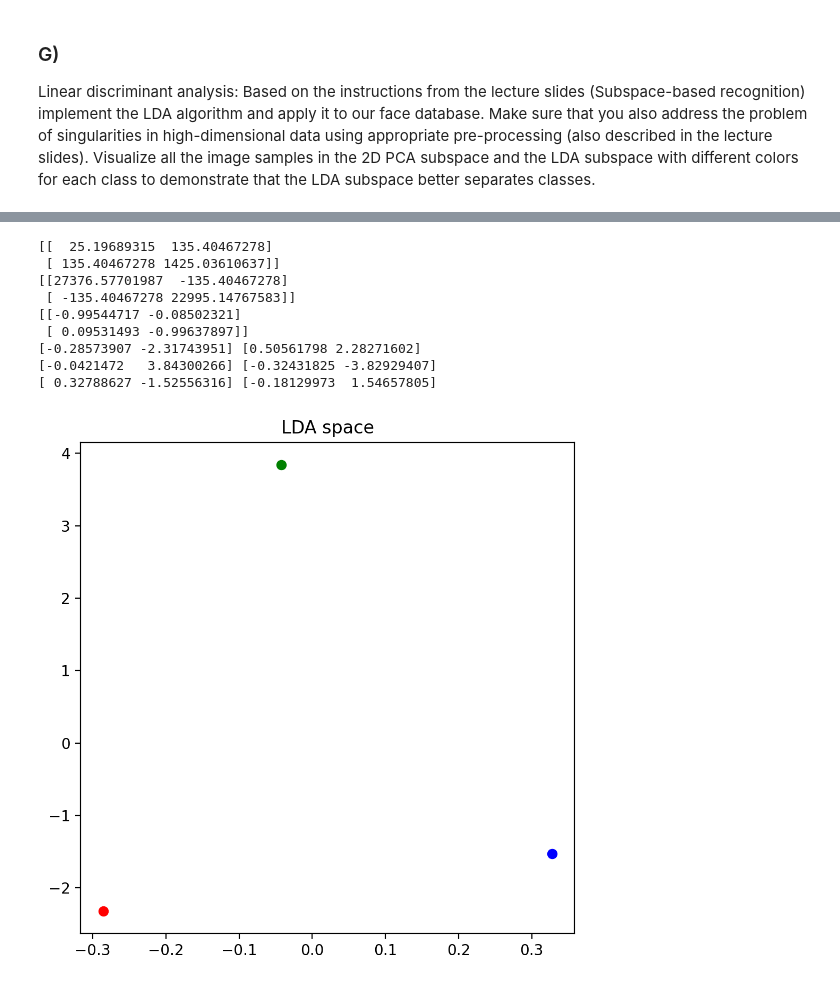
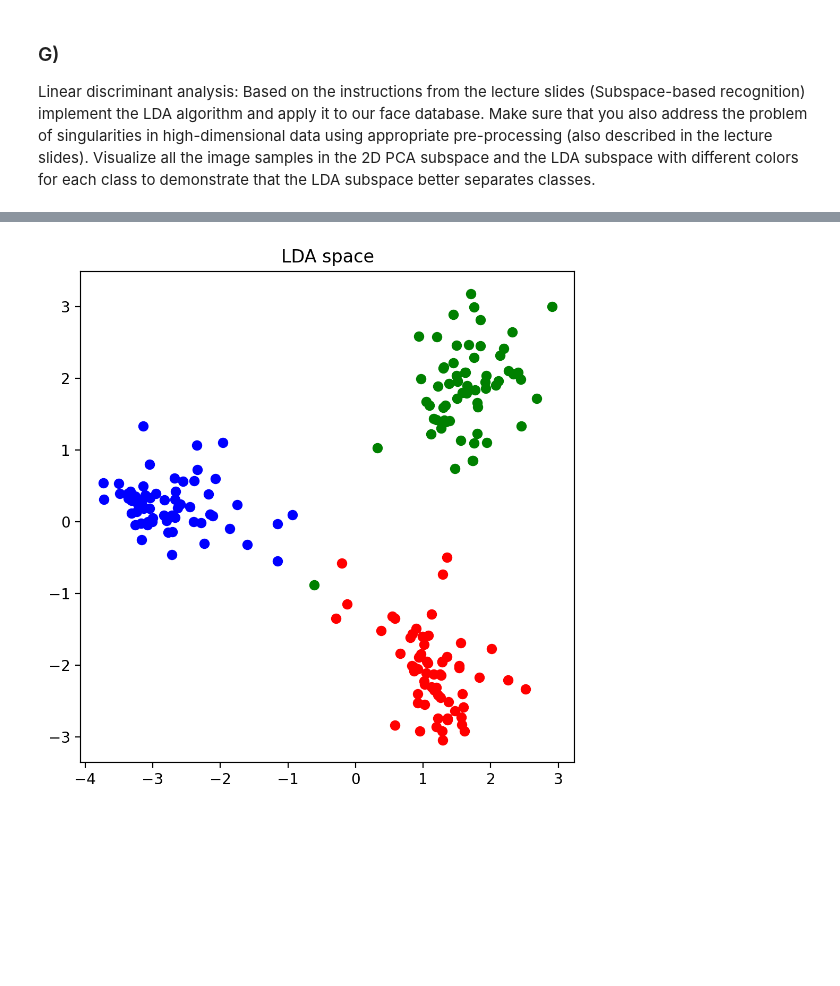
Before and after one commit to BlazBone/uz-vaje, a Jupyter notebook: assignment6/assignemnt6.ipynb, the cells around one changed output, grey strips where cells are left out. Cells and saved outputs as stored; diff of their text form; code cells hidden in the pictures; blank space fills up the shorter version.

```diff
--- a/assignment6/assignemnt6.ipynb
+++ b/assignment6/assignemnt6.ipynb
@@ -8,7 +8,7 @@ import cv2 as cv2
 from UZ_utils import *
 import os
 
-plt.rcParams['figure.figsize'] = [6, 6]
+plt.rcParams['figure.figsize'] = [10, 6]
 plt.rcParams['figure.dpi'] = 200
 # %% [markdown]
 ## Exercise 1: Direct PCA method
@@ -498,14 +498,13 @@ faces_3 = prepare_data("./data/faces/3/")
 faces = np.hstack((faces_1, faces_2, faces_3))
 # compute the PCA
 U, S, V_t, mean = dualPCA(faces.T, 1)
-print(U)
 # keep only 2D
-U_2d = U[:,:2].copy()
 
 # project to the PCA space
-y_i = U_2d.T @ (faces - mean[:,np.newaxis])
+y_i = U.T @ (faces - mean[:,np.newaxis])
+print(y_i.shape)
+print(U.shape)
 
-y_i_non_2d = U.T @ (faces - mean[:,np.newaxis])
 # plot the data
 plt.scatter(y_i[0,0:64], -y_i[1,0:64], c='r')
 plt.scatter(y_i[0,64:128], -y_i[1,64:128], c='g')
@@ -514,14 +513,12 @@ plt.title("PCA space")
 plt.show()
 
 def LDA(points, classes_num, num_per_class):
+  SW = np.zeros((points.shape[0], points.shape[0])) # within class scatter
+  SB = np.zeros((points.shape[0], points.shape[0]))  # between class scatter
   # compute the mean of the dataset
   mean = np.array([np.mean(points, axis=1)])
-  temp_mean = np.mean(points, axis=1)
-  SW = np.zeros((points.shape[0], points.shape[0]))
-  SB = np.zeros((points.shape[0], points.shape[0]))
   # compute the mean of each class
   mean_classes = np.zeros((classes_num, points.shape[0]))
-  # print(mean_classes.shape)
   for i in range(classes_num):
     mean_classes[i] = np.array([(np.mean(points[:,i*num_per_class:(i+1)*num_per_class], axis=1))])
     # compute the between class scatter matrix
@@ -531,41 +528,27 @@ def LDA(points, classes_num, num_per_class):
       temp = np.array([points[:,i*num_per_class+j] - mean_classes[i]])
       SW += temp.T @ temp
 
-  print(SB)
-  print(SW)
-  matrix = np.linalg.inv(SW) @ SB
-  #  svd
-  # U, S, V_t = np.linalg.svd(matrix)
+  # get eigenvectors and eigenvalues
+  eig_val, eig_vec = np.linalg.eig(np.linalg.inv(SW) @ SB)
 
-  # get eigenvectors and eigenvalues
-  eig_val, eig_vec = np.linalg.eig(matrix)
-
-  # U, S, V_t = np.linalg.svd(SB, full_matrices=False)
-  # return the first 2 eigenvectors
-  # return U, S, V_t, mean ,mean_classes, temp_mean
-  return eig_vec, eig_val, mean ,mean_classes, temp_mean
-
-# U, S, V_t, mean, class_mean, temp_mean = LDA(y_i, 3, 64)
-eig_vec, eig_val, mean, class_mean, temp_mean = LDA(y_i, 3, 64)
-print(eig_vec)
-# project to the LDA space
-# y_i = U.T @ (y_i)
-# y_i = eig_vec.T @ (y_i)
-
-#map mean to LDA space
-a = eig_vec.T @ (class_mean[0])
-b = eig_vec.T @ (class_mean[1])
-c = eig_vec.T @ (class_mean[2])
+  # sort the eigenvalues and eigenvectors
+  eigAbs = np.abs(eig_val)
+  idx = np.argsort(-eigAbs)[:classes_num]
+  eig_val = eig_val[idx]
+  eig_vec = eig_vec[:,idx]
+  return eig_vec, mean
 
 
-print(a, class_mean[0])
-print(b, class_mean[1])
-print(c, class_mean[2])
+X = y_i[:30]
 
-#plot means
-plt.scatter(a[0], a[1], c='r')
-plt.scatter(b[0], b[1], c='g')
-plt.scatter(c[0], c[1], c='b')
+eig_vec, mean = LDA(X, 3, 64)
+# project to the LDA space
+y_i = eig_vec.T @ (X - mean.T)
+
+# plot the data
+plt.scatter(y_i[0,0:64], -y_i[1,0:64], c='r')
+plt.scatter(y_i[0,64:128], -y_i[1,64:128], c='g')
+plt.scatter(y_i[0,128:], -y_i[1,128:], c='b')
 plt.title("LDA space")
 plt.show()
 # %% [output]
@@ -585,11 +557,2 @@ plt.show()
 [figure]
-[[  25.19689315  135.40467278]
- [ 135.40467278 1425.03610637]]
-[[27376.57701987  -135.40467278]
- [ -135.40467278 22995.14767583]]
-[[-0.99544717 -0.08502321]
- [ 0.09531493 -0.99637897]]
-[-0.28573907 -2.31743951] [0.50561798 2.28271602]
-[-0.0421472   3.84300266] [-0.32431825 -3.82929407]
-[ 0.32788627 -1.52556316] [-0.18129973  1.54657805]
-[figure, old version]
+[figure, new version]
```
Also changed, not shown: parts of 4 cells of this notebook, 2 other files.
